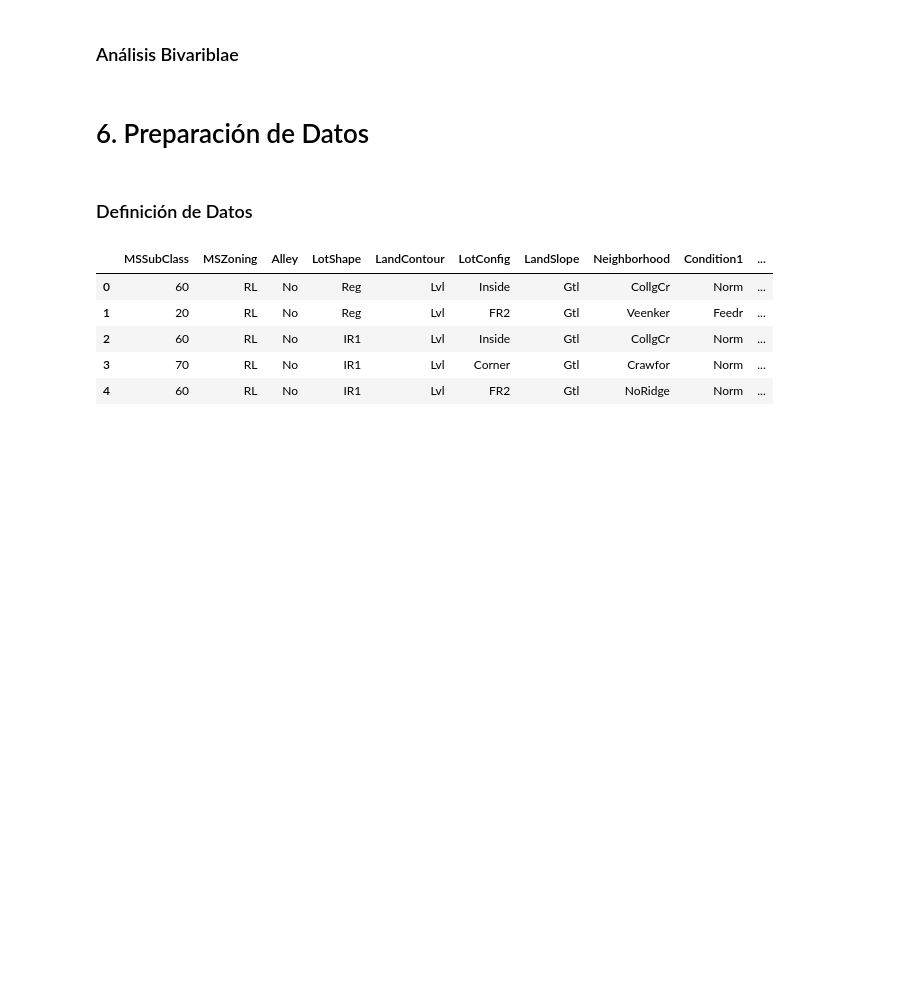
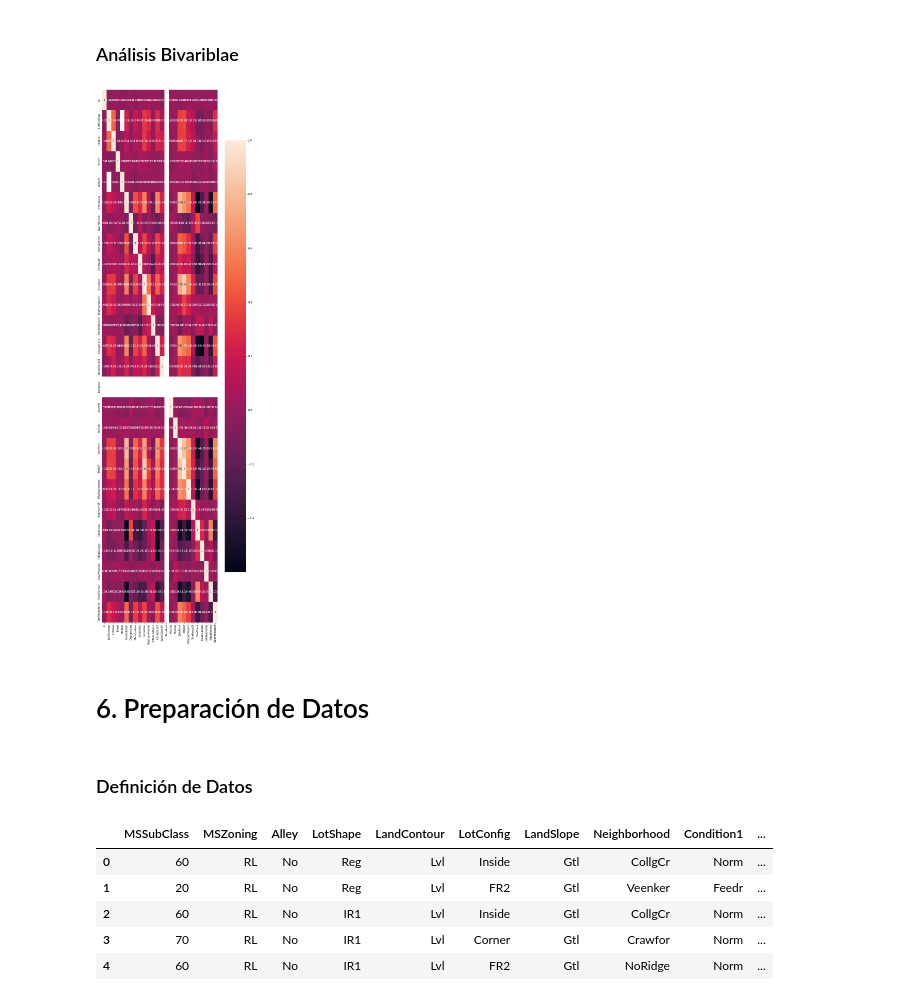
Before and after one commit to DaniVillalobos/ds_ml_proyecto1, a Jupyter notebook: MDSv3_ML_P1_Regresion Avanzada.ipynb, the cells around one changed output. Drawn from its saved outputs; the diff is of its cells as text; code cells hidden in the pictures; blank space fills up the shorter version.

```diff
--- a/MDSv3_ML_P1_Regresion Avanzada.ipynb
+++ b/MDSv3_ML_P1_Regresion Avanzada.ipynb
@@ -752,5 +884,14 @@ data_recat[v3] = data_recat[v3].apply(dummies)
 # %% [markdown]
 ### Análisis Bivariblae
+# %%
+# Análisis de correlación
+correlation = data_recat.corr()
+
+# Visualización de los resultados usando un mapa de calor
+sns.heatmap(correlation, annot=True)
+plt.show()
+# %% [output]
+[figure, added]
 # %% [markdown]
 # 6. Preparación de Datos
 # %% [markdown]
```
Also changed, not shown: parts of 42 cells of this notebook.
